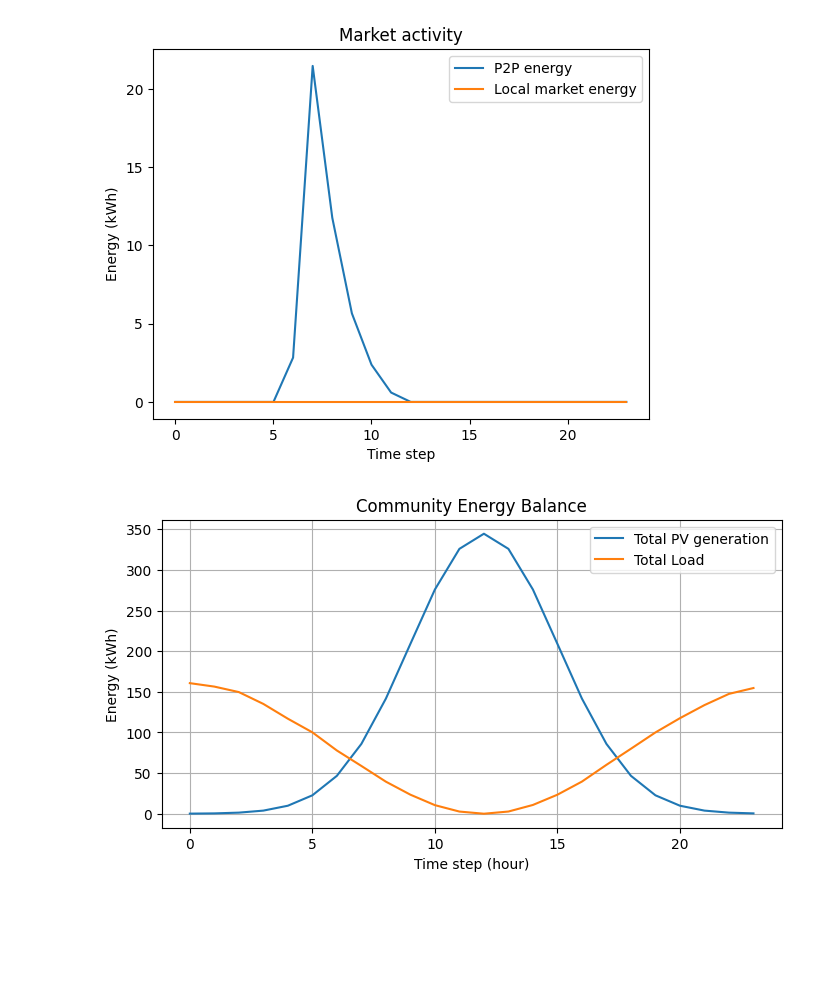
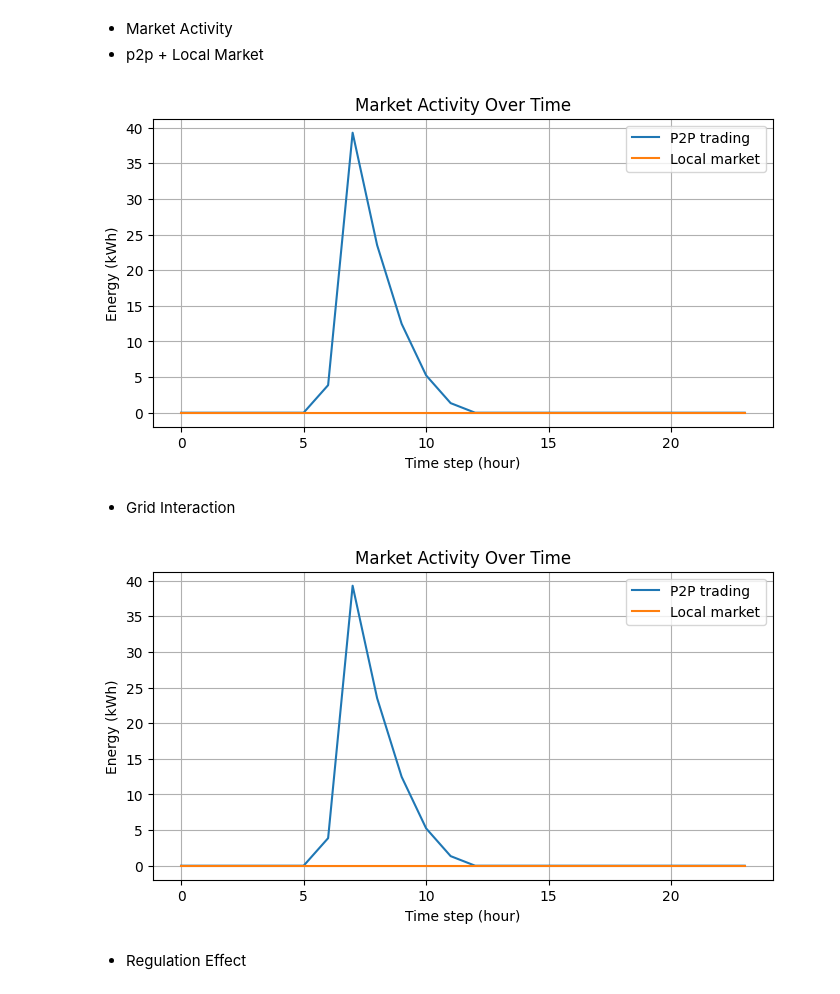
Before and after one commit to thatsnegar/Prosumer_Consumer, a Jupyter notebook: Simulation.ipynb, the cells around one changed output. Saved outputs shown, nothing was run; the diff lists cells and outputs as text; code cells hidden in the pictures; blank space fills up the shorter version.

```diff
--- a/Simulation.ipynb
+++ b/Simulation.ipynb
@@ -11,7 +12,7 @@ from Regulator import Regulator
 from BlockChain import Blockchain
 # %%
 def run_simulation(
-    num_prosumers: int = 100,
+    num_prosumers: int = 200,
     num_steps: int = 24,
     block_chain_difficulty: int = 3
 ) -> Dict:
@@ -91,7 +92,7 @@ def run_simulation(
 
         for tr in p2p_trades:
             s, b = tr["seller"], tr["buyer"]
-            q, pr = tr["quantity_kwh"], tr["price"]
+            q, pr = tr["quantity"], tr["price"]
 
             prosumers[s].apply_trade_result("seller", q, pr)
             prosumers[b].apply_trade_result("buyer", q, pr)
@@ -151,7 +152,7 @@ def run_simulation(
 
 
         # ---- Regulator ----
-        obj_value = regulator.evaluate_objectives(stats_t)
+        obj_value = regulator.evaluate_objective(stats_t)
         history["objective_value"].append(obj_value)
         regulator.apply_rules(prosumers)
 
@@ -195,13 +226,15 @@ Final community profit: -268.11276757613206
+# %% [markdown]
+- Market Activity
+- p2p + Local Market
 # %%
-import matplotlib.pyplot as plt
-
-plt.figure()
-plt.plot(history["p2p_energy"], label="P2P energy")
-plt.plot(history["local_energy"], label="Local market energy")
-plt.xlabel("Time step")
+plt.figure(figsize=(8,4))
+plt.plot(history["p2p_energy"], label="P2P trading")
+plt.plot(history["local_energy"], label="Local market")
+plt.xlabel("Time step (hour)")
 plt.ylabel("Energy (kWh)")
+plt.title("Market Activity Over Time")
 plt.legend()
-plt.title("Market activity")
+plt.grid(True)
 plt.show()
 # %% [output]
-[figure, old version]
+[figure, new version]
@@ -210,16 +241,18 @@ history = results["history"]
+# %% [markdown]
+- Grid Interaction
 # %%
-import matplotlib.pyplot as plt
-
 plt.figure(figsize=(8,4))
-plt.plot(history["total_pv"], label="Total PV generation")
-plt.plot(history["total_load"], label="Total Load")
+plt.plot(history["p2p_energy"], label="P2P trading")
+plt.plot(history["local_energy"], label="Local market")
 plt.xlabel("Time step (hour)")
 plt.ylabel("Energy (kWh)")
-plt.title("Community Energy Balance")
+plt.title("Market Activity Over Time")
 plt.legend()
 plt.grid(True)
 plt.show()
 # %% [output]
-[figure, old version]
+[figure, new version]
+# %% [markdown]
+- Regulation Effect
 # %%
 plt.figure(figsize=(8,4))
```
Also changed, not shown: parts of 15 cells of this notebook, 3 other files.
